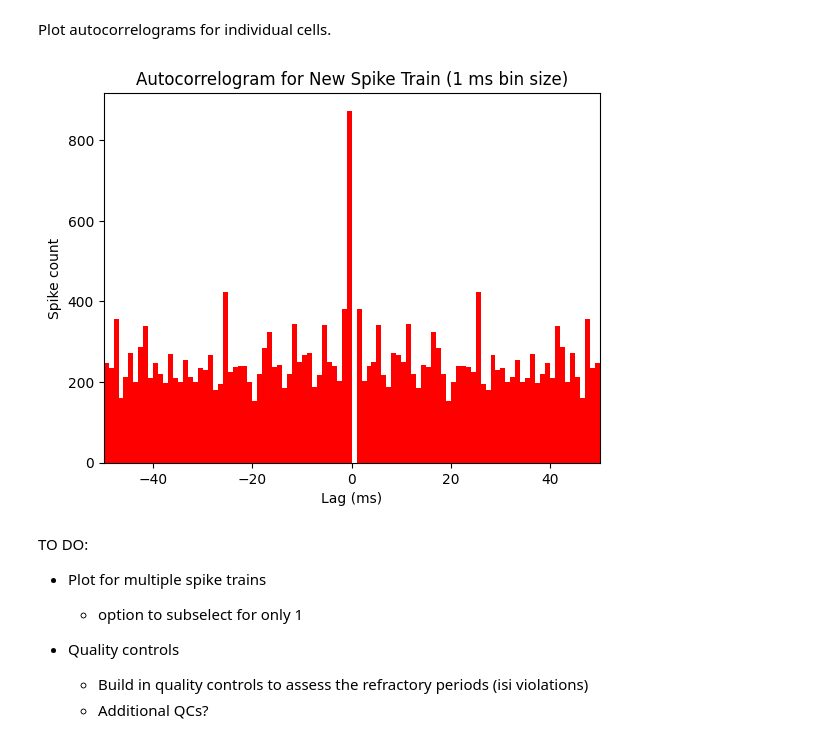
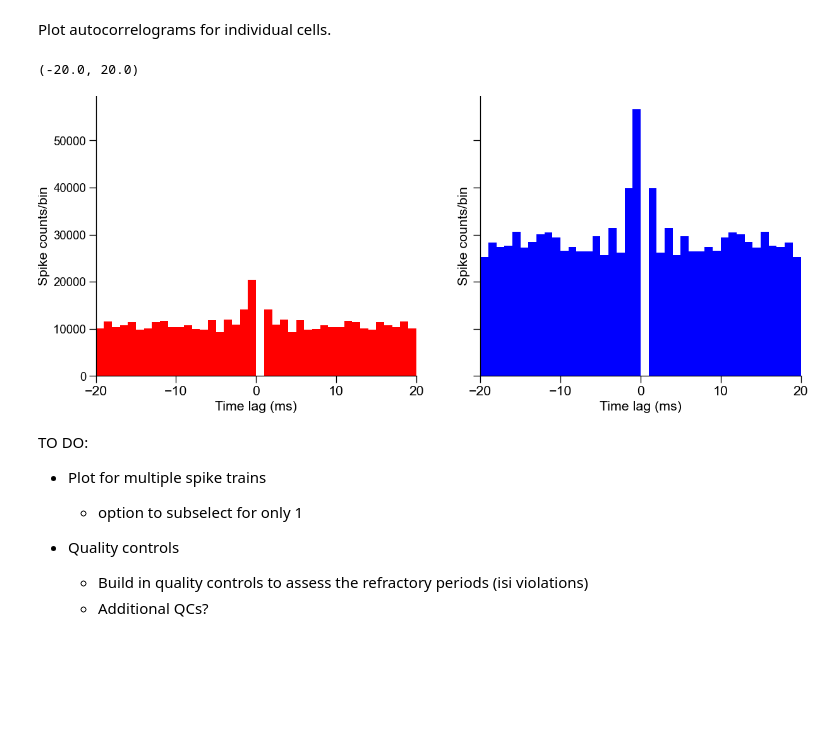
Before and after one commit to mzabolocki/SynaptiConn, a Jupyter notebook: examples/plots/plot_spiketrains.ipynb, the cells around one changed output. Cells and saved outputs as stored; diff of their text form; code cells hidden in the pictures; blank space fills up the shorter version.

```diff
--- a/examples/plots/plot_spiketrains.ipynb
+++ b/examples/plots/plot_spiketrains.ipynb
@@ -47,63 +47,22 @@ plt.show()
 # %% [markdown]
 Plot autocorrelograms for individual cells.
-# %%
-# parameters for autocorrelogram
-bin_size_ms = 1  # 1 ms bin size
-max_lag_ms = 100   # 100 ms max lag
-cell_number = 4
-
-# Provided spike train
-spike_train_new = all_units['unit_t'][0][cell_number].flatten()
-
-def compute_autocorrelogram(spike_train, bin_size_ms=1, max_lag_ms=100):
-    """
-    Compute the autocorrelogram of a spike train.
-
-    Parameters:
-    spike_train (array): Array of spike times (in ms)
-    bin_size_ms (int): Size of the bin in milliseconds (default is 1 ms)
-    max_lag_ms (int): Maximum lag in milliseconds for the autocorrelogram (default is 100 ms)
-
-    Returns:
-    lags (array): Lag values for the autocorrelogram
-    autocorr (array): Autocorrelogram values
-    """
-    # Convert max_lag and bin_size to bins
-    max_lag_bins = int(max_lag_ms / bin_size_ms)
-
-    # Compute the differences between all spike times
-    spike_diffs = np.subtract.outer(spike_train, spike_train)
-
-    # Only keep differences within the maximum lag
-    spike_diffs = spike_diffs[np.abs(spike_diffs) <= max_lag_ms]
-
-    # Compute histogram (binning the differences)
-    autocorr, bin_edges = np.histogram(spike_diffs, bins=np.arange(-max_lag_ms, max_lag_ms + bin_size_ms, bin_size_ms))
-
-    # Remove the zero-lag bin (since it's the same spike)
-    zero_bin = int(len(autocorr) // 2)
-    autocorr[zero_bin] = 0
-
-    # Compute lag values
-    lags = bin_edges[:-1] + bin_size_ms / 2
-
-    return lags, autocorr
-
-# Compute autocorrelogram with a smaller bin size (1 ms)
-lags_new_finer, autocorr_new_finer = compute_autocorrelogram(spike_train_new, bin_size_ms=bin_size_ms, max_lag_ms=max_lag_ms)
-
-# Plot the autocorrelogram with finer binning
-plt.bar(lags_new_finer, autocorr_new_finer, width=bin_size_ms, color='red', align='center')
-plt.xlabel('Lag (ms)')
-plt.ylabel('Spike count')
-plt.title('Autocorrelogram for New Spike Train (1 ms bin size)')
-
-# set xlim
-plt.xlim(-50, 50)
-
-plt.show()
-# %% [output]
-[figure, removed]
+# %%
+fig, ax = plt.subplots(1, 2, figsize=(15, 6), sharey=True, sharex=True)
+
+# bin parameters
+bin_size_ms = 1
+max_lag_ms = 100
+
+spike_train_1 = all_units['unit_t'][0][0].flatten()  # in milliseconds
+plot_acg(spike_train_1, bin_size_ms, max_lag_ms, color='red', ax=ax[0])
+ax[0].set_xlim(-20, 20)
+
+spike_train_2 = all_units['unit_t'][0][10].flatten()  # in milliseconds
+plot_acg(spike_train_2, bin_size_ms, max_lag_ms, color='blue', ax=ax[1])
+ax[1].set_xlim(-20, 20)
+# %% [output]
+(-20.0, 20.0)
+[figure, added]
 # %% [markdown]
 TO DO:
 - Plot for multiple spike trains
```
Also changed, not shown: parts of 1 cell of this notebook.
